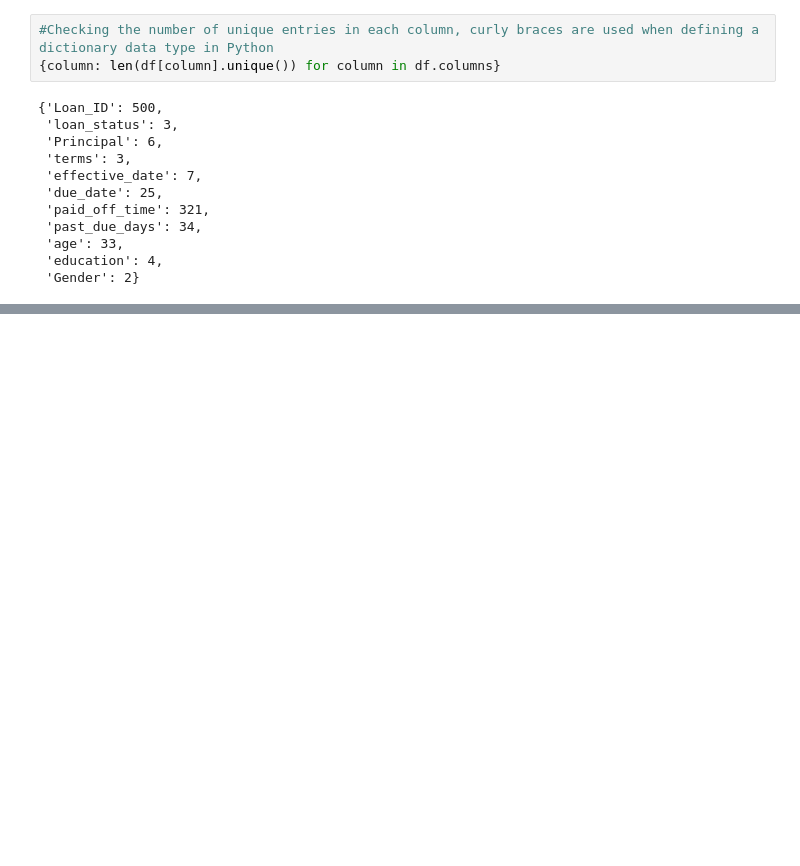
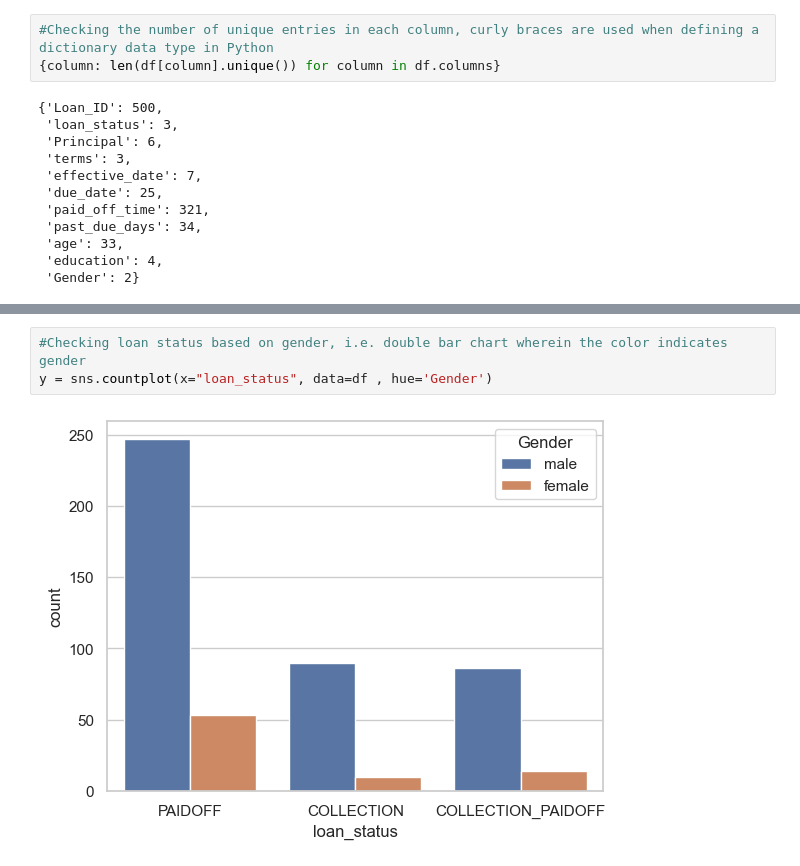
Before and after one commit to romaricoflores/bida406-predictive-analytics, a Jupyter notebook: week3/assignment2.ipynb, the cells around one changed output, grey strips where cells are left out. Cells and saved outputs as stored; diff of their text form; blank space fills up the shorter version.

```diff
--- a/week3/assignment2.ipynb
+++ b/week3/assignment2.ipynb
@@ -112,0 +174,5 @@ array(['PAIDOFF', 'COLLECTION', 'COLLECTION_PAIDOFF'], dtype=object)
+# %%
+#Checking loan status based on gender, i.e. double bar chart wherein the color indicates gender
+y = sns.countplot(x="loan_status", data=df , hue='Gender')
+# %% [output]
+[figure, added]
```
Also changed, not shown: parts of 29 cells of this notebook.
